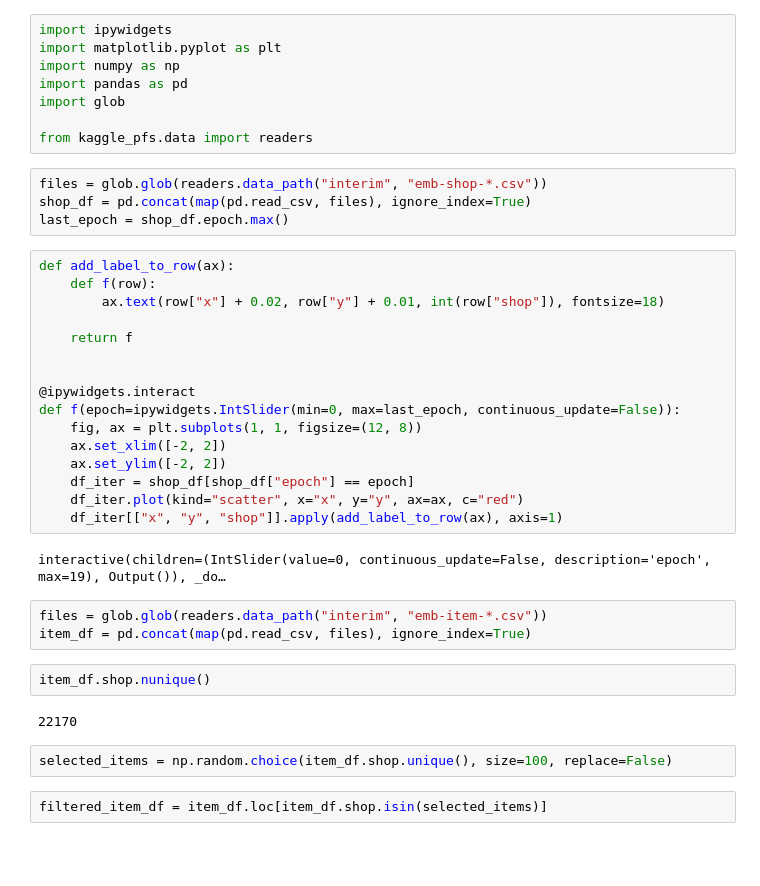
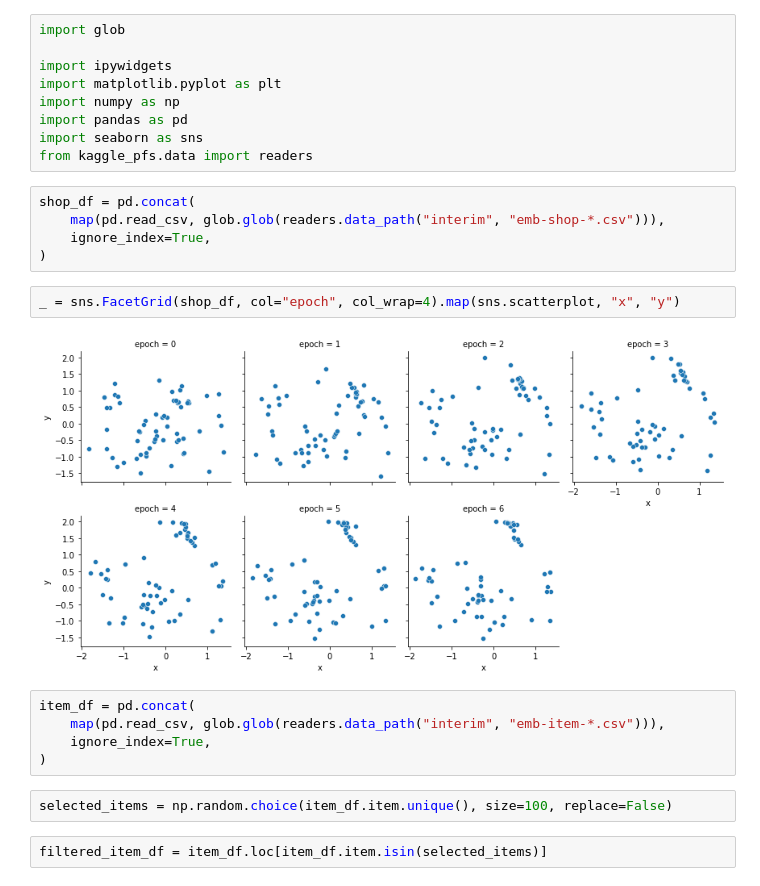
Before and after one commit to guihigashi/kaggle-pfs, a Jupyter notebook: notebooks/11-2d-embedding.ipynb, the cells around one changed output. Drawn from its saved outputs; the diff is of its cells as text; blank space fills up the shorter version.

Commit message:
submission and visualization

```diff
--- a/notebooks/11-2d-embedding.ipynb
+++ b/notebooks/11-2d-embedding.ipynb
@@ -1,41 +1,27 @@
 # %%
+import glob
+
 import ipywidgets
 import matplotlib.pyplot as plt
 import numpy as np
 import pandas as pd
-import glob
-
+import seaborn as sns
 from kaggle_pfs.data import readers
 # %%
-files = glob.glob(readers.data_path("interim", "emb-shop-*.csv"))
-shop_df = pd.concat(map(pd.read_csv, files), ignore_index=True)
-last_epoch = shop_df.epoch.max()
+shop_df = pd.concat(
+    map(pd.read_csv, glob.glob(readers.data_path("interim", "emb-shop-*.csv"))),
+    ignore_index=True,
+)
-# %%
-def add_label_to_row(ax):
-    def f(row):
-        ax.text(row["x"] + 0.02, row["y"] + 0.01, int(row["shop"]), fontsize=18)
-
-    return f
-
-
-@ipywidgets.interact
-def f(epoch=ipywidgets.IntSlider(min=0, max=last_epoch, continuous_update=False)):
-    fig, ax = plt.subplots(1, 1, figsize=(12, 8))
-    ax.set_xlim([-2, 2])
-    ax.set_ylim([-2, 2])
-    df_iter = shop_df[shop_df["epoch"] == epoch]
-    df_iter.plot(kind="scatter", x="x", y="y", ax=ax, c="red")
-    df_iter[["x", "y", "shop"]].apply(add_label_to_row(ax), axis=1)
-# %% [output]
-interactive(children=(IntSlider(value=0, continuous_update=False, description='epoch', max=19), Output()), _do…
+# %%
+_ = sns.FacetGrid(shop_df, col="epoch", col_wrap=4).map(sns.scatterplot, "x", "y")
+# %% [output]
+[figure, added]
 # %%
-files = glob.glob(readers.data_path("interim", "emb-item-*.csv"))
-item_df = pd.concat(map(pd.read_csv, files), ignore_index=True)
+item_df = pd.concat(
+    map(pd.read_csv, glob.glob(readers.data_path("interim", "emb-item-*.csv"))),
+    ignore_index=True,
+)
-# %%
-item_df.shop.nunique()
-# %% [output]
-22170
 # %%
-selected_items = np.random.choice(item_df.shop.unique(), size=100, replace=False)
+selected_items = np.random.choice(item_df.item.unique(), size=100, replace=False)
 # %%
-filtered_item_df = item_df.loc[item_df.shop.isin(selected_items)]
+filtered_item_df = item_df.loc[item_df.item.isin(selected_items)]
```
Also changed, not shown: parts of 2 cells of this notebook, 1 other file.
